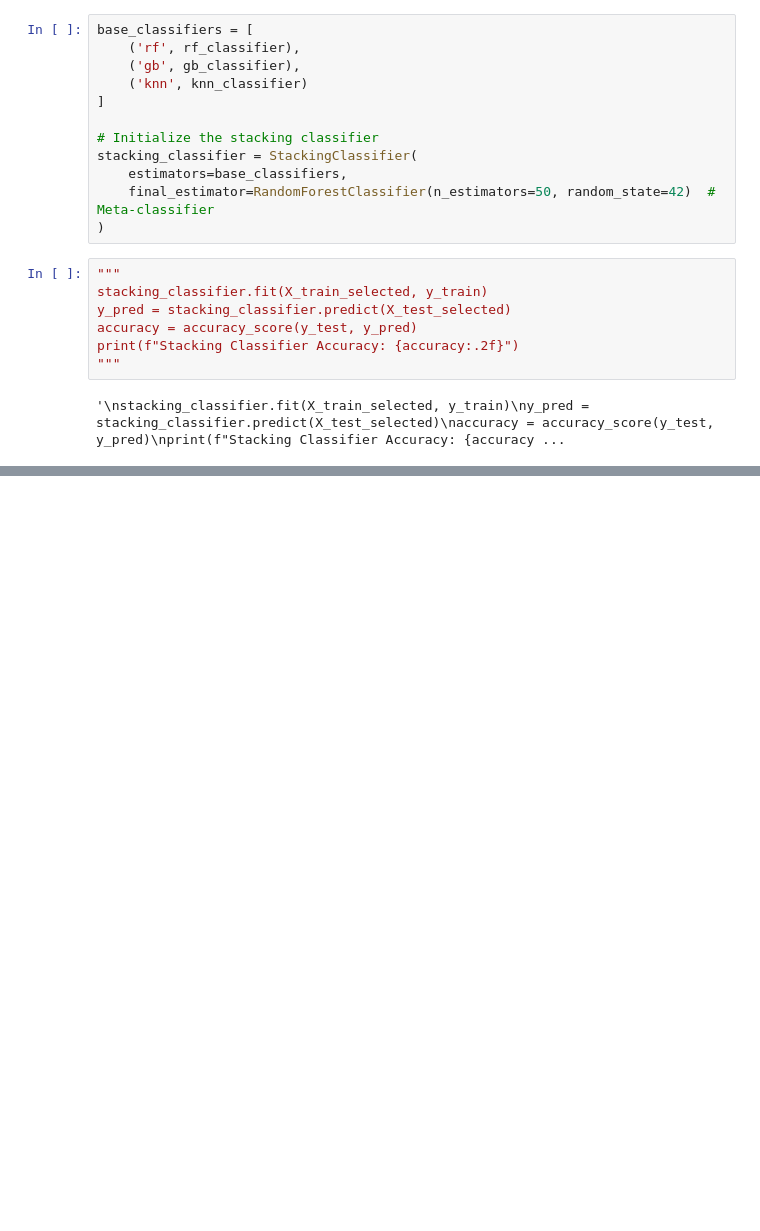
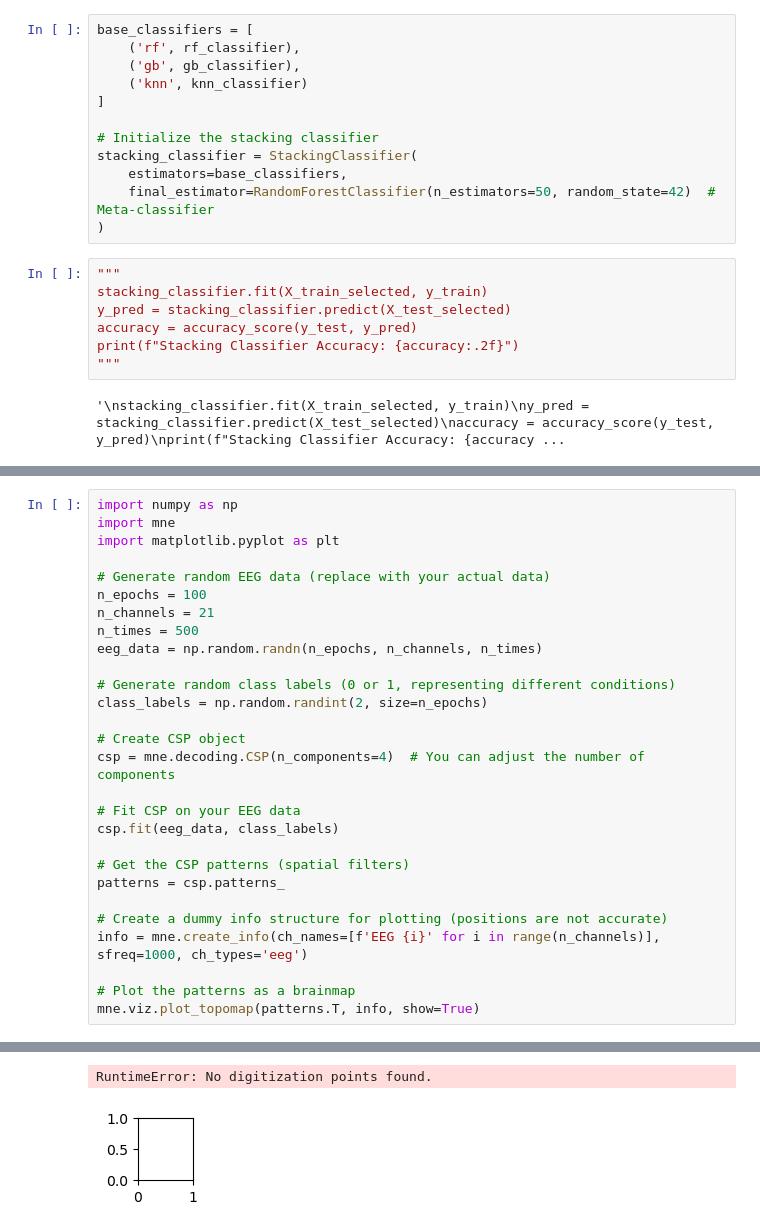
Before and after one commit to HasanFarhadi/Interictal_PNES_IGE_FOCAL_20s, a Jupyter notebook: Feature Extraction2.ipynb, the cells around one changed output, grey strips where cells are left out. Saved outputs shown, nothing was run; the diff lists cells and outputs as text; blank space fills up the shorter version.

```diff
--- a/Feature Extraction2.ipynb
+++ b/Feature Extraction2.ipynb
@@ -596,0 +620,29 @@ print(f"Stacking Classifier Accuracy: {accuracy:.2f}")
+# %%
+import numpy as np
+import mne
+import matplotlib.pyplot as plt
+
+# Generate random EEG data (replace with your actual data)
+n_epochs = 100
+n_channels = 21
+n_times = 500
+eeg_data = np.random.randn(n_epochs, n_channels, n_times)
+
+# Generate random class labels (0 or 1, representing different conditions)
+class_labels = np.random.randint(2, size=n_epochs)
+
+# Create CSP object
+csp = mne.decoding.CSP(n_components=4)  # You can adjust the number of components
+
+# Fit CSP on your EEG data
+csp.fit(eeg_data, class_labels)
+
+# Get the CSP patterns (spatial filters)
+patterns = csp.patterns_
+
+# Create a dummy info structure for plotting (positions are not accurate)
+info = mne.create_info(ch_names=[f'EEG {i}' for i in range(n_channels)], sfreq=1000, ch_types='eeg')
+
+# Plot the patterns as a brainmap
+mne.viz.plot_topomap(patterns.T, info, show=True)
+# %% [output]
@@ -596,0 +650,2 @@ print(f"Stacking Classifier Accuracy: {accuracy:.2f}")
+RuntimeError: No digitization points found.
+[figure, added]
```
Also changed, not shown: parts of 8 cells of this notebook.
